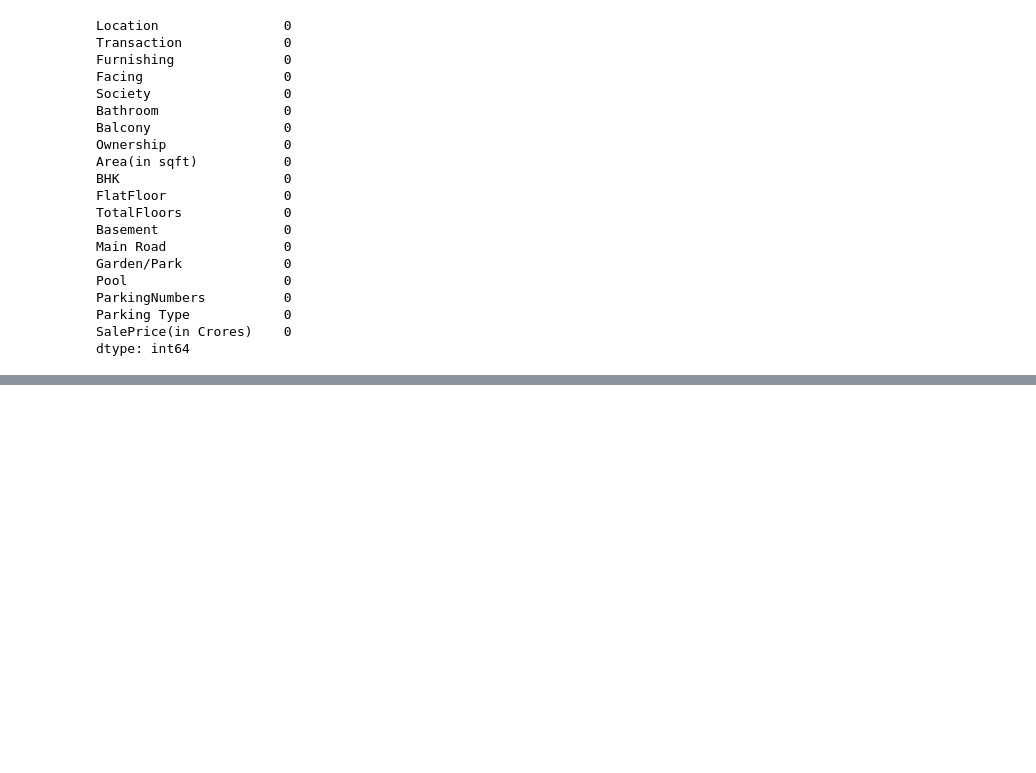
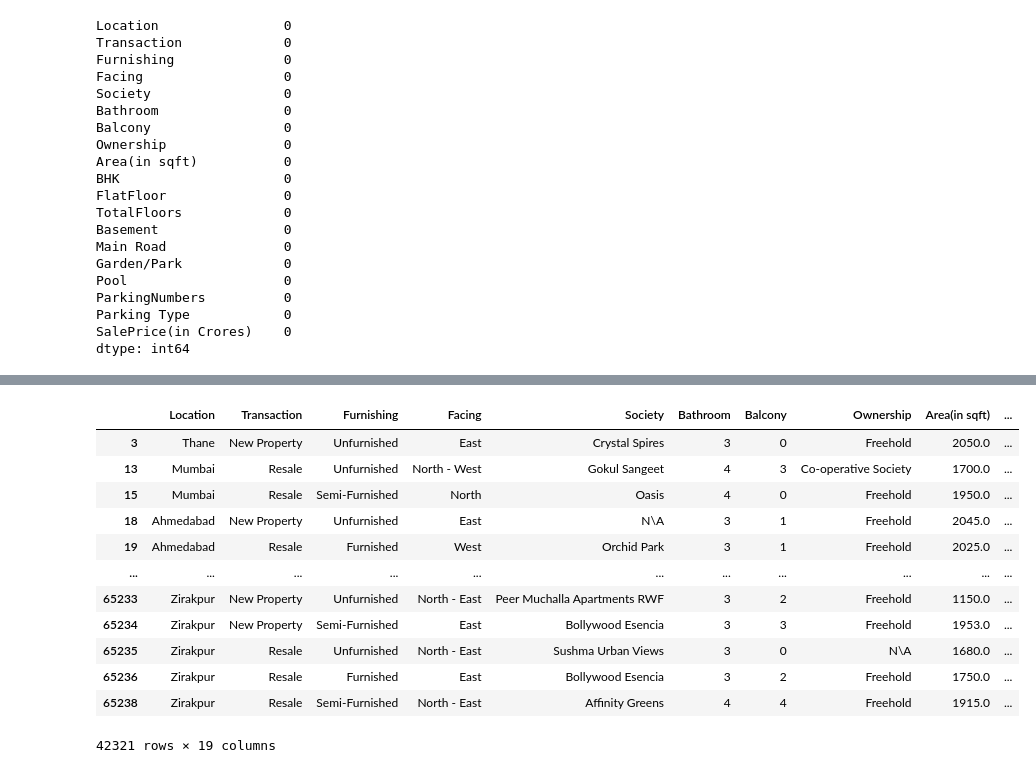
Before and after one commit to Rahul5021/FlatPricePrediction, a Jupyter notebook: eda.ipynb, the cells around one changed output, grey strips where cells are left out. Drawn from its saved outputs; the diff is of its cells as text; code cells hidden in the pictures; blank space fills up the shorter version.

```diff
--- a/eda.ipynb
+++ b/eda.ipynb
@@ -467,0 +460,16 @@ df_copy.to_csv('D:\Data Science\Projects\FlatPricePrediction\data\eda.csv', inde
+# %%
+df_copy
+# %% [output]
+|  | Location | Transaction | Furnishing | Facing | Society | Bathroom | Balcony | Ownership | Area(in sqft) | ... |
+| 3 | Thane | New Property | Unfurnished | East | Crystal Spires | 3 | 0 | Freehold | 2050.0 | ... |
+| 13 | Mumbai | Resale | Unfurnished | North - West | Gokul Sangeet | 4 | 3 | Co-operative Society | 1700.0 | ... |
+| 15 | Mumbai | Resale | Semi-Furnished | North | Oasis | 4 | 0 | Freehold | 1950.0 | ... |
+| 18 | Ahmedabad | New Property | Unfurnished | East | N\A | 3 | 1 | Freehold | 2045.0 | ... |
+| 19 | Ahmedabad | Resale | Furnished | West | Orchid Park | 3 | 1 | Freehold | 2025.0 | ... |
+| ... | ... | ... | ... | ... | ... | ... | ... | ... | ... | ... |
+| 65233 | Zirakpur | New Property | Unfurnished | North - East | Peer Muchalla Apartments RWF | 3 | 2 | Freehold | 1150.0 | ... |
+| 65234 | Zirakpur | New Property | Semi-Furnished | East | Bollywood Esencia | 3 | 3 | Freehold | 1953.0 | ... |
+| 65235 | Zirakpur | Resale | Unfurnished | North - East | Sushma Urban Views | 3 | 0 | N\A | 1680.0 | ... |
+| 65236 | Zirakpur | Resale | Furnished | East | Bollywood Esencia | 3 | 2 | Freehold | 1750.0 | ... |
+| 65238 | Zirakpur | Resale | Semi-Furnished | North - East | Affinity Greens | 4 | 4 | Freehold | 1915.0 | ... |
+42321 rows × 19 columns
```
Also changed, not shown: parts of 28 cells of this notebook.
